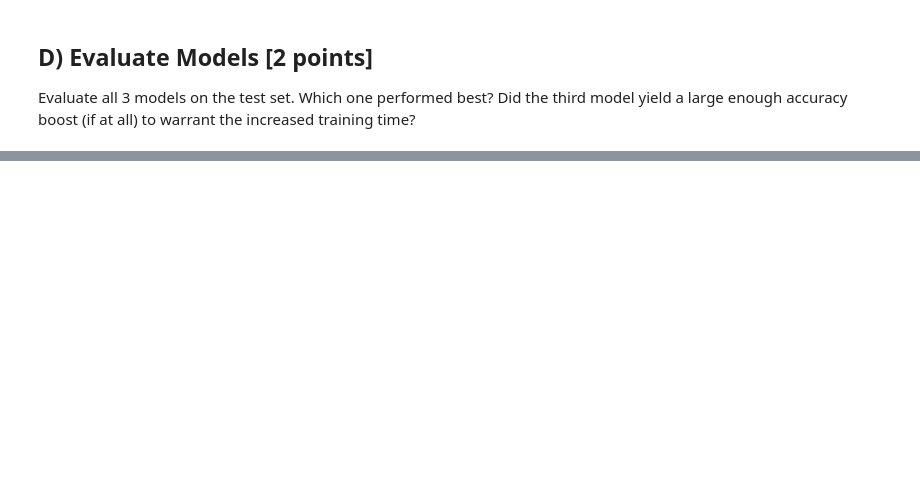
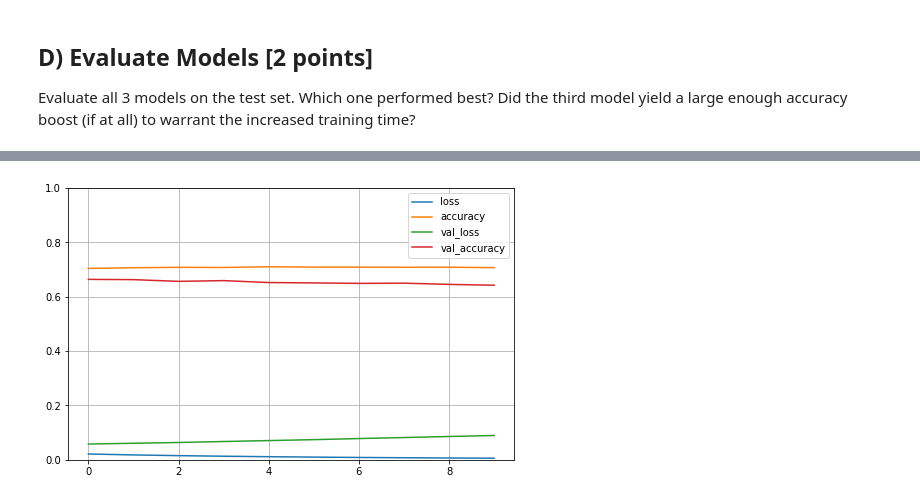
Before and after one commit to asouzujoseph/Machine-learning-with-Python, a Jupyter notebook: Assignment_4_Multi_label_Text_Classification.ipynb, the cells around one changed output, grey strips where cells are left out. Saved outputs shown, nothing was run; the diff lists cells and outputs as text; code cells hidden in the pictures; blank space fills up the shorter version.

```diff
--- a/Assignment_4_Multi_label_Text_Classification.ipynb
+++ b/Assignment_4_Multi_label_Text_Classification.ipynb
@@ -319,0 +423,9 @@ Evaluate all 3 models on the test set. Which one performed best? Did the third m
+# %%
+# model_1 (titles model)
+callback = tf.keras.callbacks.EarlyStopping(monitor='loss', patience=2)
+titles_test = model.fit(vectorized_X_train_titles.A, y_train, epochs=10, validation_data=(vectorized_X_test_titles.A, y_test),callbacks=[callback])
+pd.DataFrame(titles_test.history).plot(figsize=(8, 5))
+plt.grid(True)
+plt.gca().set_ylim(0, 1)
+plt.show()
+# %% [output]
@@ -319,0 +452 @@ Evaluate all 3 models on the test set. Which one performed best? Did the third m
+[figure, added]
```
Also changed, not shown: parts of 33 cells of this notebook.
